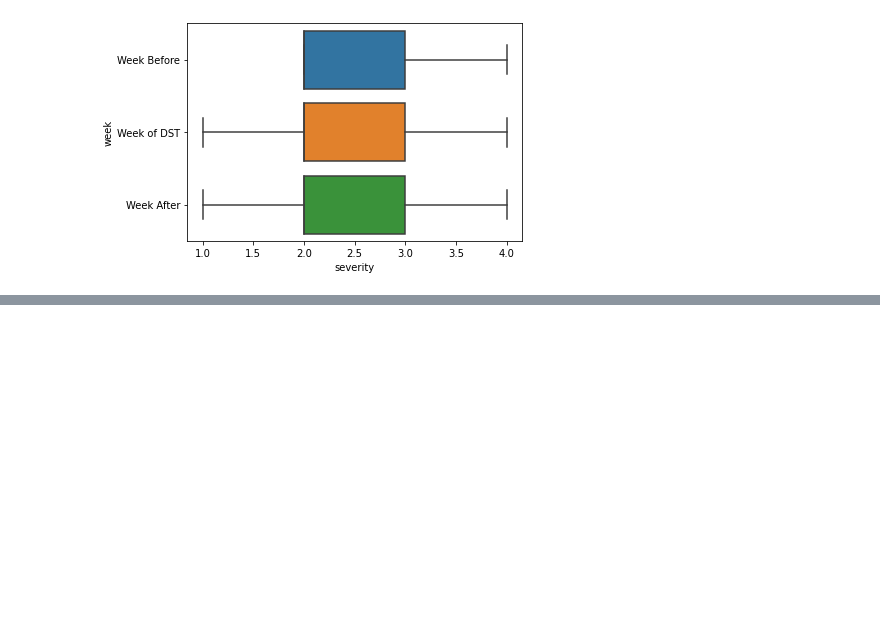
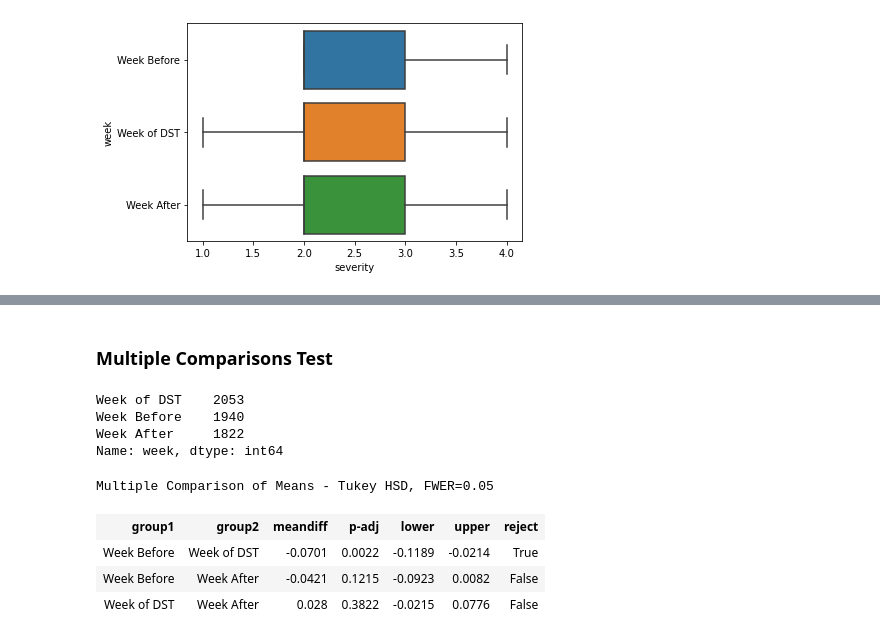
Before and after one commit to jeffreyfloyd/DST-and-traffic-implications, a Jupyter notebook: code/5d_hypothesis_tests_combined.ipynb, the cells around one changed output, grey strips where cells are left out. Drawn from its saved outputs; the diff is of its cells as text; code cells hidden in the pictures; blank space fills up the shorter version.

Commit message:
Final edits and updates for hyp test notebooks.

```diff
--- a/code/5d_hypothesis_tests_combined.ipynb
+++ b/code/5d_hypothesis_tests_combined.ipynb
@@ -232,0 +262,22 @@ print(spr_dst_comb_df['severity'][spr_dst_comb_df['week']== 12].mean())
+# %% [markdown]
+### Multiple Comparisons Test
+# %%
+#Updating the weeks to wording of week before, of, after for ease of table reading.
+fall_dst_comb_df['week'] = fall_dst_comb_df.week.map({44 : 'Week Before', 45 : 'Week of DST', 46: 'Week After'})
+fall_dst_comb_df['week'].value_counts()
+# %% [output]
+Week of DST    2053
+Week Before    1940
+Week After     1822
+Name: week, dtype: int64
+# %%
+comp = mc.MultiComparison(fall_dst_comb_df['severity'], fall_dst_comb_df['week'],
+                         group_order=['Week Before', 'Week of DST', 'Week After'])
+post_hoc = comp.tukeyhsd()
+post_hoc.summary()
+# %% [output]
+Multiple Comparison of Means - Tukey HSD, FWER=0.05
+| group1 | group2 | meandiff | p-adj | lower | upper | reject |
+| Week Before | Week of DST | -0.0701 | 0.0022 | -0.1189 | -0.0214 | True |
+| Week Before | Week After | -0.0421 | 0.1215 | -0.0923 | 0.0082 | False |
+| Week of DST | Week After | 0.028 | 0.3822 | -0.0215 | 0.0776 | False |
```
Also changed, not shown: parts of 29 cells of this notebook, 3 other files.
